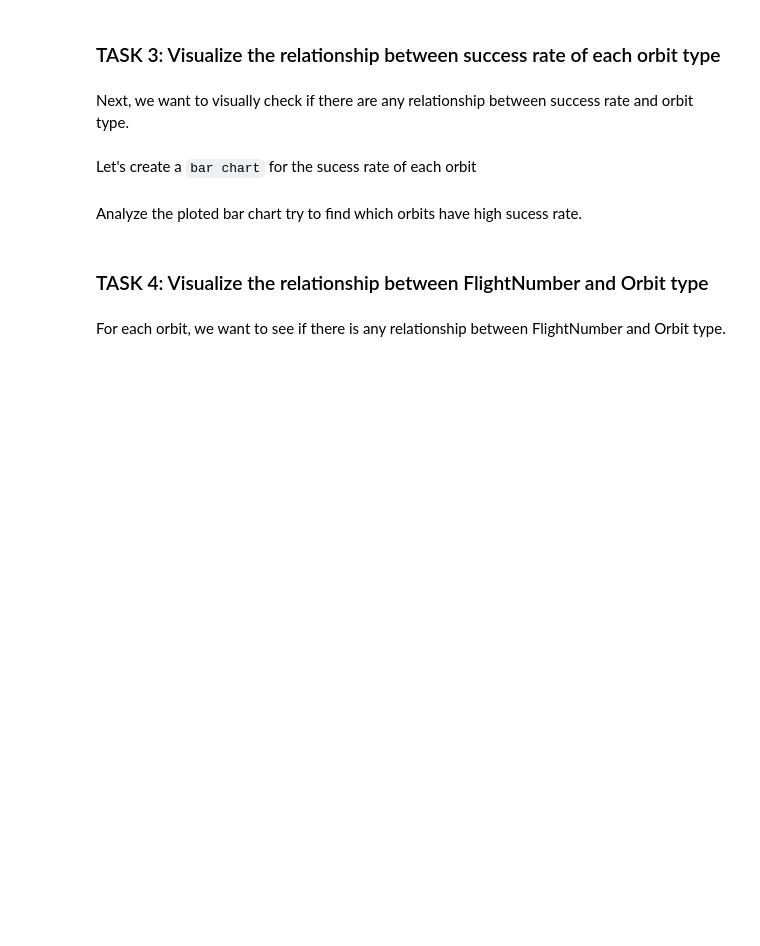
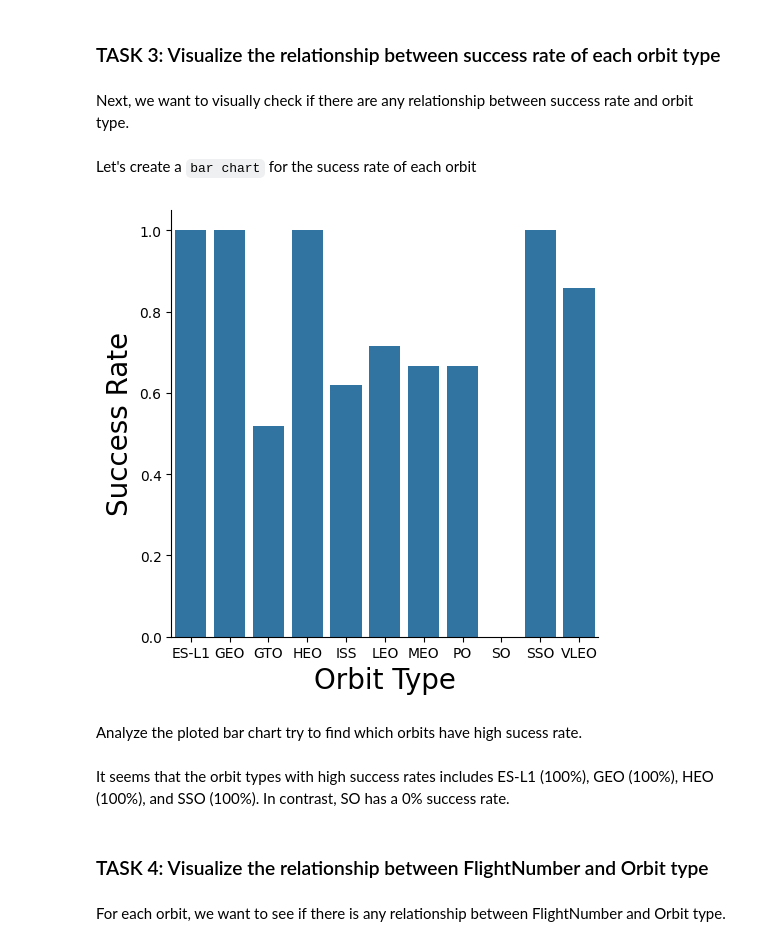
Before and after one commit to camfarrell25/IBM-Capstone-Project-CF2025, a Jupyter notebook: 5_jupyter-labs-eda-dataviz-v2.ipynb, the cells around one changed output. Saved outputs shown, nothing was run; the diff lists cells and outputs as text; code cells hidden in the pictures; blank space fills up the shorter version.

```diff
--- a/5_jupyter-labs-eda-dataviz-v2.ipynb
+++ b/5_jupyter-labs-eda-dataviz-v2.ipynb
@@ -119,8 +164,16 @@ Next, we want to visually check if there are any relationship between success ra
 Let's create a `bar chart` for the sucess rate of each orbit
 # %%
 # HINT use groupby method on Orbit column and get the mean of Class column
+sns.catplot(x= 'Orbit', y = 'Class', data = df.groupby('Orbit')['Class'].mean().reset_index(), kind = 'bar')
+plt.xlabel('Orbit Type',fontsize=20)
+plt.ylabel('Success Rate',fontsize=20)
+plt.show()
+# %% [output]
+[figure, added]
 # %% [markdown]
 Analyze the ploted bar chart try to find which orbits have high sucess rate.
+# %% [markdown]
+It seems that the orbit types with high success rates includes ES-L1 (100%), GEO (100%), HEO (100%), and SSO (100%). In contrast, SO has a 0% success rate.
 # %% [markdown]
 ### TASK  4: Visualize the relationship between FlightNumber and Orbit type
 # %% [markdown]
```
Also changed, not shown: parts of 18 cells of this notebook, 7 other files.
